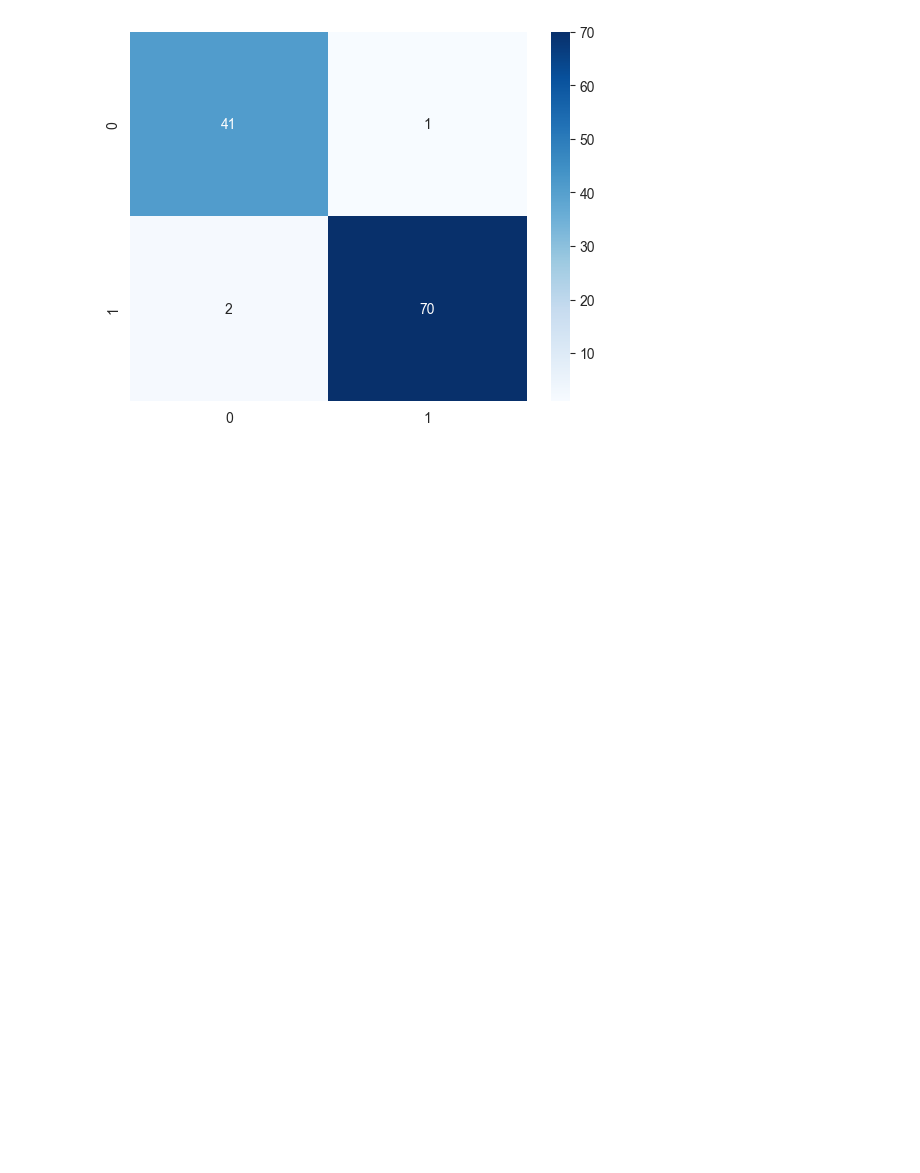
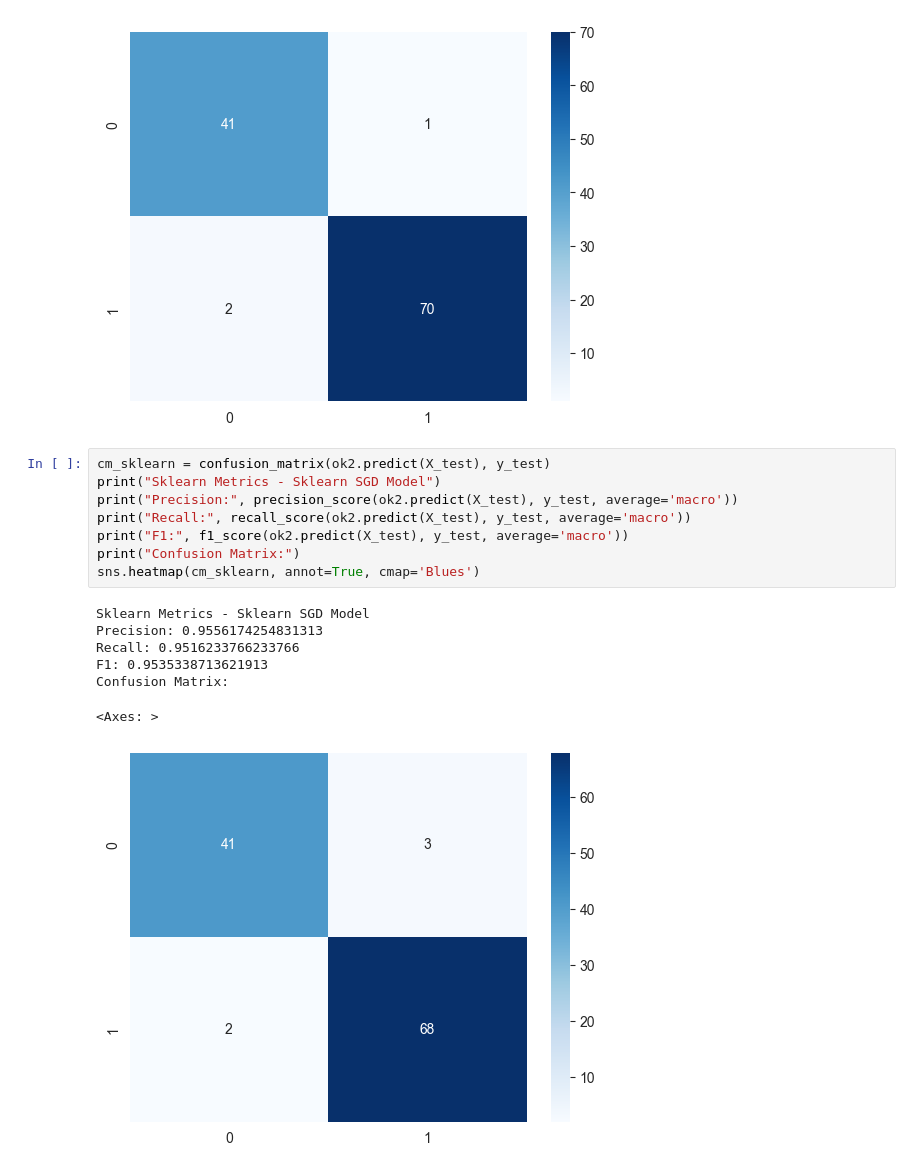
Before and after one commit to Mohamed-Mohamed-Ibrahim/NLP-lab-1, a Jupyter notebook: Logestic_Regression.ipynb, the cells around one changed output. Saved outputs shown, nothing was run; the diff lists cells and outputs as text; blank space fills up the shorter version.

```diff
--- a/Logestic_Regression.ipynb
+++ b/Logestic_Regression.ipynb
@@ -187,3 +208,19 @@ F1: 0.9718634306869601
 Confusion Matrix:
 <Axes: >
 [figure]
+# %%
+cm_sklearn = confusion_matrix(ok2.predict(X_test), y_test)
+print("Sklearn Metrics - Sklearn SGD Model")
+print("Precision:", precision_score(ok2.predict(X_test), y_test, average='macro'))
+print("Recall:", recall_score(ok2.predict(X_test), y_test, average='macro'))
+print("F1:", f1_score(ok2.predict(X_test), y_test, average='macro'))
+print("Confusion Matrix:")
+sns.heatmap(cm_sklearn, annot=True, cmap='Blues')
+# %% [output]
+Sklearn Metrics - Sklearn SGD Model
+Precision: 0.9556174254831313
+Recall: 0.9516233766233766
+F1: 0.9535338713621913
+Confusion Matrix:
+<Axes: >
+[figure, added]
```
Also changed, not shown: parts of 4 cells of this notebook, 1 other file.
